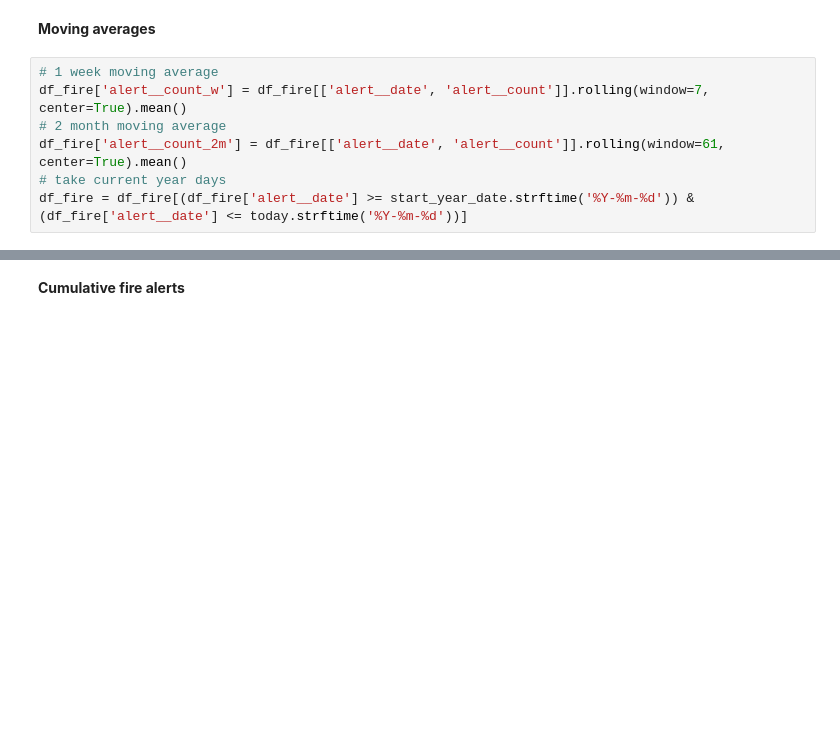
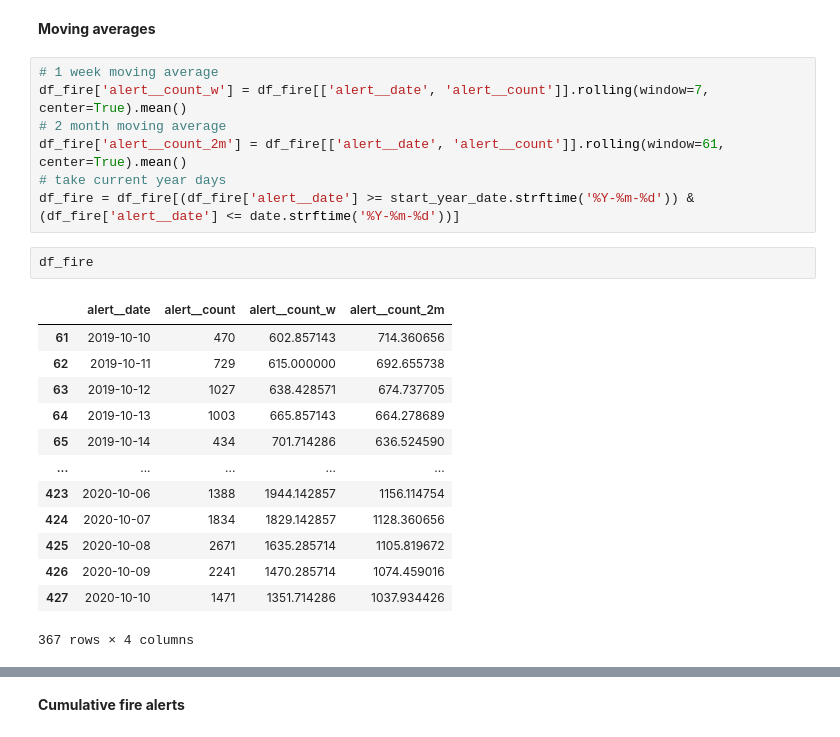
Before and after one commit to Vizzuality/mongabay-data, a Jupyter notebook: processing/07_fire_tool_exploration.ipynb, the cells around one changed output, grey strips where cells are left out. Drawn from its saved outputs; the diff is of its cells as text; blank space fills up the shorter version.

```diff
--- a/processing/07_fire_tool_exploration.ipynb
+++ b/processing/07_fire_tool_exploration.ipynb
@@ -555,7 +559,23 @@ df_fire['alert__count_w'] = df_fire[['alert__date', 'alert__count']].rolling(win
 # 2 month moving average
 df_fire['alert__count_2m'] = df_fire[['alert__date', 'alert__count']].rolling(window=61, center=True).mean()
 # take current year days
-df_fire = df_fire[(df_fire['alert__date'] >= start_year_date.strftime('%Y-%m-%d')) & (df_fire['alert__date'] <= today.strftime('%Y-%m-%d'))]
+df_fire = df_fire[(df_fire['alert__date'] >= start_year_date.strftime('%Y-%m-%d')) & (df_fire['alert__date'] <= date.strftime('%Y-%m-%d'))]
+# %%
+df_fire
+# %% [output]
+|  | alert__date | alert__count | alert__count_w | alert__count_2m |
+| 61 | 2019-10-10 | 470 | 602.857143 | 714.360656 |
+| 62 | 2019-10-11 | 729 | 615.000000 | 692.655738 |
+| 63 | 2019-10-12 | 1027 | 638.428571 | 674.737705 |
+| 64 | 2019-10-13 | 1003 | 665.857143 | 664.278689 |
+| 65 | 2019-10-14 | 434 | 701.714286 | 636.524590 |
+| ... | ... | ... | ... | ... |
+| 423 | 2020-10-06 | 1388 | 1944.142857 | 1156.114754 |
+| 424 | 2020-10-07 | 1834 | 1829.142857 | 1128.360656 |
+| 425 | 2020-10-08 | 2671 | 1635.285714 | 1105.819672 |
+| 426 | 2020-10-09 | 2241 | 1470.285714 | 1074.459016 |
+| 427 | 2020-10-10 | 1471 | 1351.714286 | 1037.934426 |
+367 rows × 4 columns
 # %%
 fig, ax = plt.subplots(figsize=(10,6))
 df_fire.plot(ax=ax, x='alert__date', y='alert__count', label = 'Daily fire alerts')
```
Also changed, not shown: parts of 14 cells of this notebook, 2 other files.
